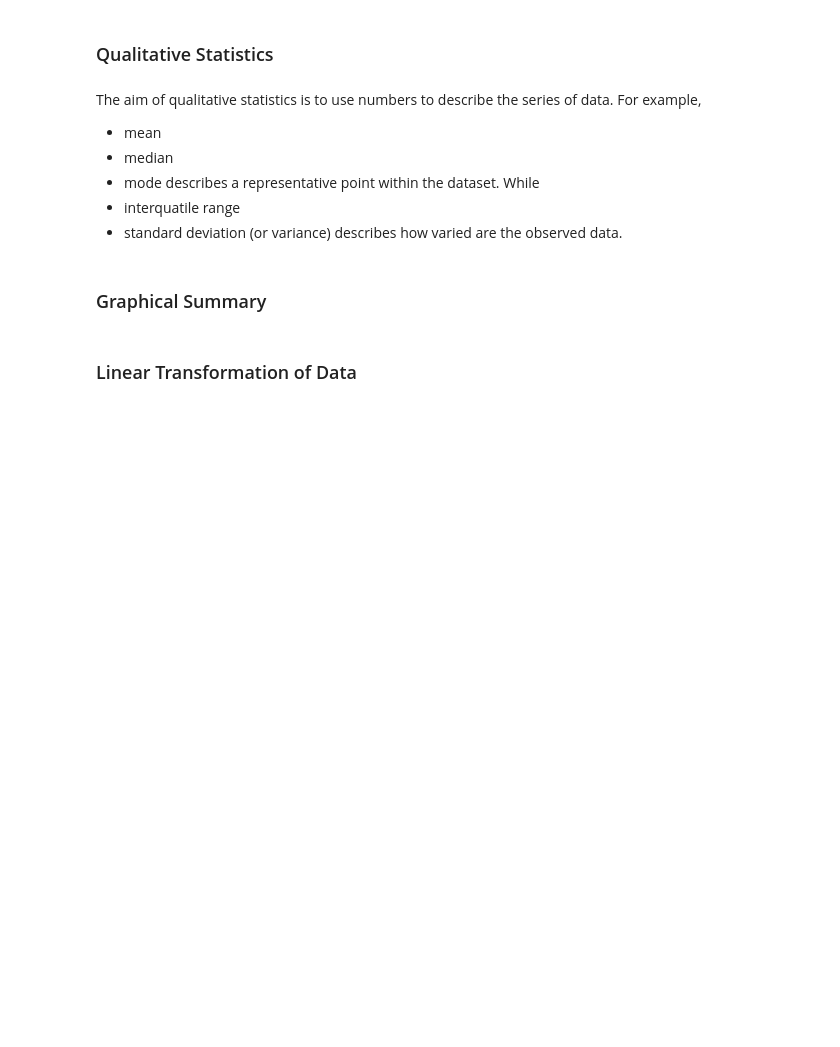
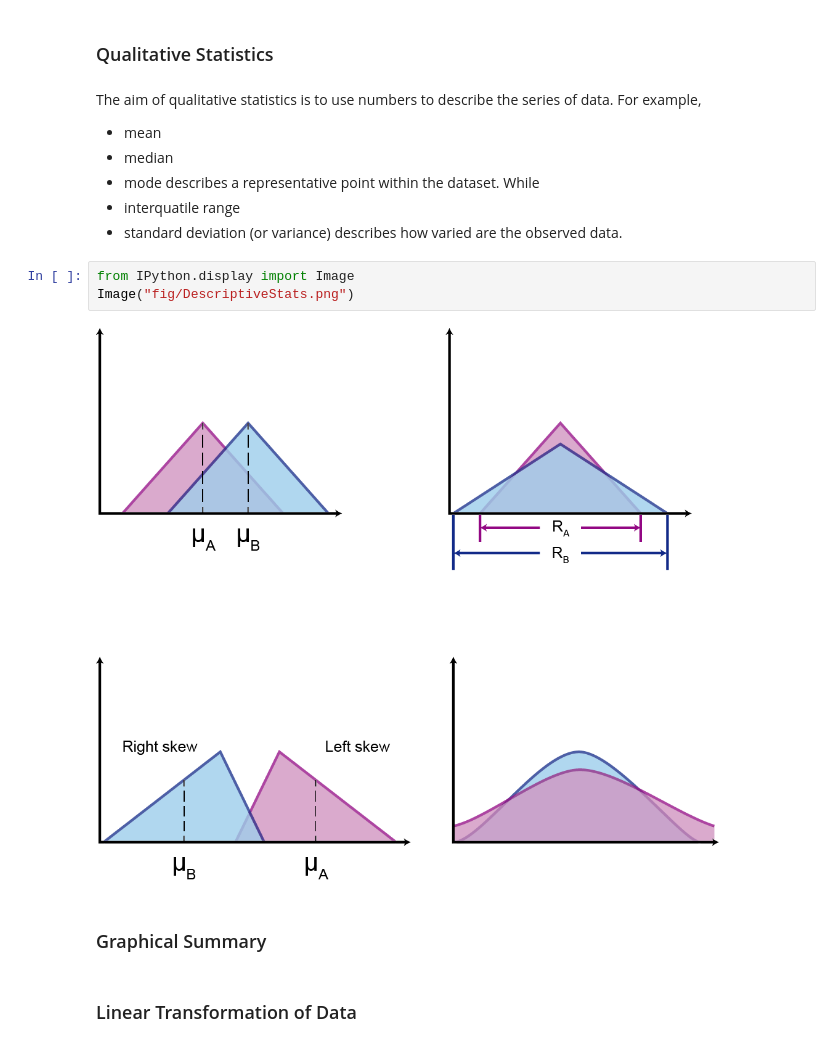
Before and after one commit to lt-shy-john/python-data-analytics-course, a Jupyter notebook: Week 08 - Statistics with Python.ipynb, the cells around one changed output. Saved outputs shown, nothing was run; the diff lists cells and outputs as text; blank space fills up the shorter version.

```diff
--- a/Week 08 - Statistics with Python.ipynb
+++ b/Week 08 - Statistics with Python.ipynb
@@ -245,6 +245,11 @@ describes a representative point within the dataset. While
 * interquatile range
 * standard deviation (or variance)
 describes how varied are the observed data.
+# %%
+from IPython.display import Image
+Image("fig/DescriptiveStats.png")
+# %% [output]
+[figure, added]
 # %% [markdown]
 ### Graphical Summary
 # %% [markdown]
```
